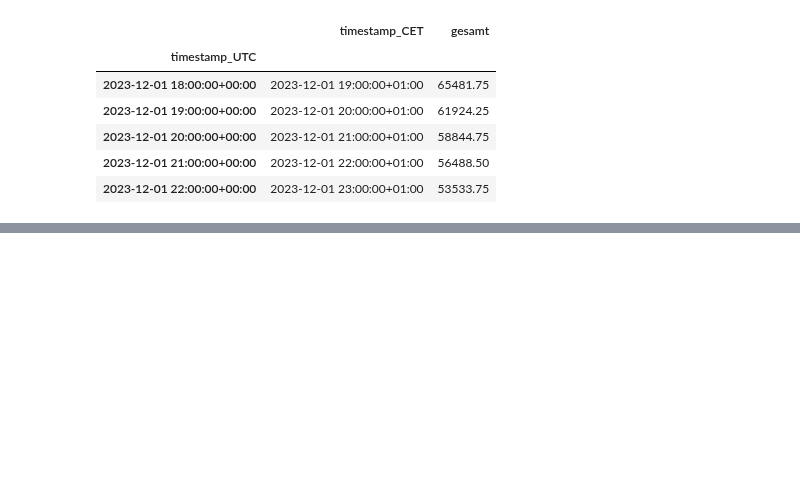
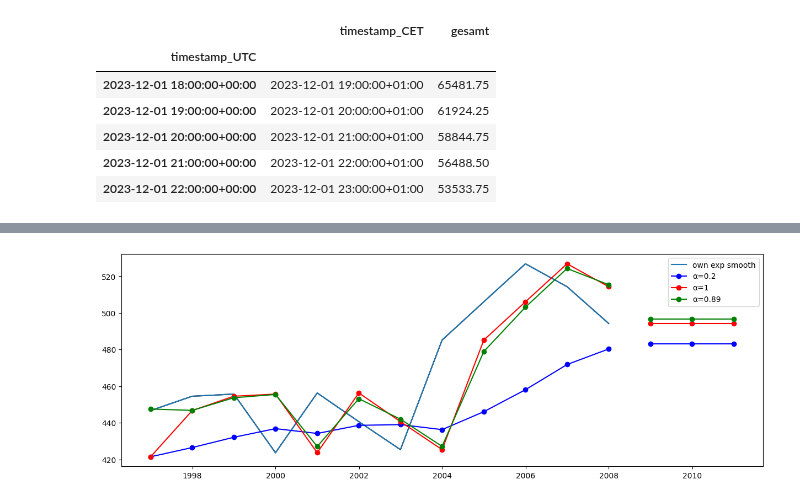
Before and after one commit to hikotei/2023_11-PTSFC, a Jupyter notebook: Energy/2023_12_28 expo smooth, theta.ipynb, the cells around one changed output, grey strips where cells are left out. Drawn from its saved outputs; the diff is of its cells as text; code cells hidden in the pictures; blank space fills up the shorter version.

```diff
--- a/Energy/2023_12_28 expo smooth, theta.ipynb
+++ b/Energy/2023_12_28 expo smooth, theta.ipynb
@@ -73,0 +249,35 @@ plot_series(y, y_pred, labels=["y", "y_pred"])
+# %%
+"""
+Here we run three variants of simple exponential smoothing:
+1. In fit1 we do not use the auto optimization but instead choose to explicitly provide the model with the parameter alpha = 0.2
+2. In fit2 as above but we choose an alpha = 0.6
+3. In fit3 we allow statsmodels to automatically find an optimized value for us. This is the recommended approach.
+"""
+alpha_unicode = '\u03B1'
+
+fit1 = SimpleExpSmoothing(oildata, initialization_method="heuristic").fit(smoothing_level=0.2, optimized=False)
+fcast1 = fit1.forecast(3).rename(f"{alpha_unicode}=0.2")
+
+fit2 = SimpleExpSmoothing(oildata, initialization_method="heuristic").fit(smoothing_level=1, optimized=False)
+fcast2 = fit2.forecast(3).rename(f"{alpha_unicode}=1")
+
+fit3 = SimpleExpSmoothing(oildata, initialization_method="estimated").fit()
+fcast3 = fit3.forecast(3).rename(f"{alpha_unicode}={fit3.model.params['smoothing_level']:.2f}")
+
+plt.figure(figsize=(15, 5))
+plt.plot(oildata, color="black")
+plt.plot(oildata.index, exp_smooth(y=oildata, alpha=1), label='own exp smooth')
+
+plt.plot(fit1.fittedvalues, marker="o", color="blue", label=f"{fcast1.name}")
+plt.plot(fcast1, marker="o", color="blue")
+
+plt.plot(fit2.fittedvalues, marker="o", color="red", label=f"{fcast2.name}")
+plt.plot(fcast2, marker="o", color="red")
+
+plt.plot(fit3.fittedvalues, marker="o", color="green", label=f"{fcast3.name}")
+plt.plot(fcast3, marker="o", color="green")
+
+plt.legend()
+plt.show()
+# %% [output]
+[figure, added]
```
Also changed, not shown: parts of 9 cells of this notebook.
